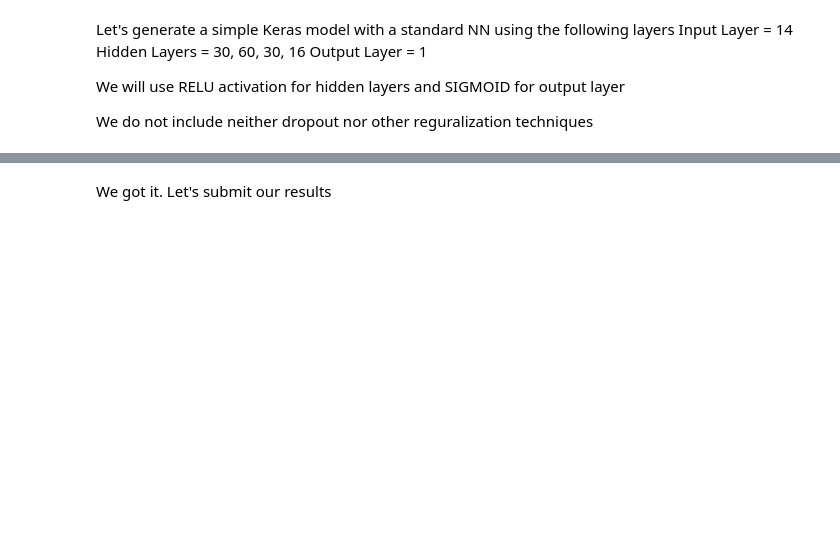
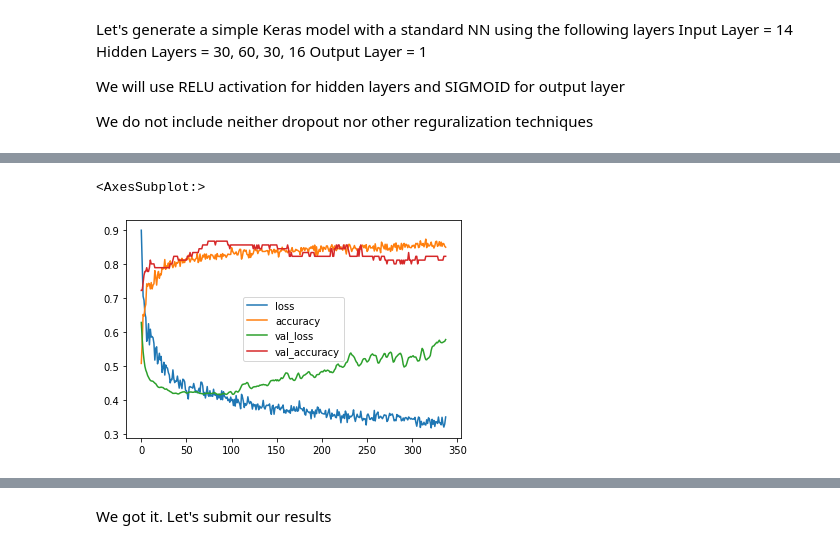
Before and after one commit to amejiasp/kaggle, a Jupyter notebook: titanic/my-first-attempts-in-machine-learning.ipynb, the cells around one changed output, grey strips where cells are left out. Cells and saved outputs as stored; diff of their text form; code cells hidden in the pictures; blank space fills up the shorter version.

Commit message:
new model

```diff
--- a/titanic/my-first-attempts-in-machine-learning.ipynb
+++ b/titanic/my-first-attempts-in-machine-learning.ipynb
@@ -461,32 +464,38 @@ from keras.models import Sequential
 from keras.layers import Dense, Dropout, BatchNormalization
 
 
-model = Sequential()
-
-model.add(Dense(15, input_dim=train_x.shape[1], activation='relu'))
-model.add(BatchNormalization())
-model.add(Dropout(0.2))
-
-model.add(Dense(10, activation='relu'))
-model.add(BatchNormalization())
-model.add(Dropout(0.2))
+hidden_layers = [  850, 850 ]
 
 
-model.add(Dense(5, activation='relu'))
-model.add(BatchNormalization())
-model.add(Dropout(0.2))
+model = Sequential()
+model.add(Dense(hidden_layers[0], input_dim=train_x.shape[1], activation='relu'))
+model.add(Dropout(0.8))
+
+for i in range(len(hidden_layers)):
+
+    model.add(Dense(hidden_layers[i], activation='relu'))
+    model.add(Dropout(0.8))
+    model.add(BatchNormalization())
 
 
-model.add(Dense(1, activation='relu'))
+model.add(Dense(1, activation='sigmoid'))
 
 
 #model.compile(loss='binary_crossentropy', optimizer='adam', metrics=['accuracy'])
 
-model.compile(loss='mean_squared_error', optimizer='adam', metrics=['accuracy'])
+model.compile(loss='binary_crossentropy', optimizer='adam', metrics=['accuracy'])
+
+from keras.callbacks import EarlyStopping,ModelCheckpoint
+
+
+# simple early stopping
+es = EarlyStopping(monitor='val_loss', mode='min', verbose=0, patience= 250)
+mc = ModelCheckpoint('best_model.h5', monitor='val_accuracy', mode='max', verbose=0, save_best_only=True)
+
 
 
 # fit the keras model on the dataset
-model.fit(train_x, train_y, validation_split=0.20, epochs=300, batch_size=200)
+history = model.fit(train_x, train_y, validation_split=0.10, epochs=1000000, batch_size=200, verbose = 0, callbacks=[es, mc])
 
 model.evaluate(test_x,test_y)
 # %% [output]
@@ -511,3 +533,10 @@ Epoch 300/300
+# %%
+historial = pd.DataFrame(history.history)
+
+historial.plot()
+# %% [output]
+<AxesSubplot:>
+[figure, added]
 # %%
 
 test_y_calculated = (model.predict(test_x) > 0.5).astype("int32")
```
Also changed, not shown: parts of 6 cells of this notebook, 15 other files.
